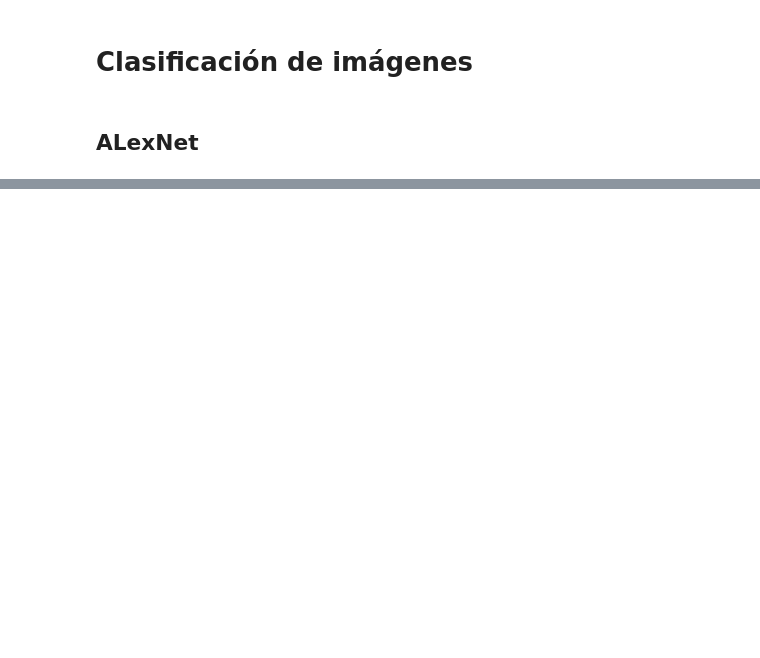
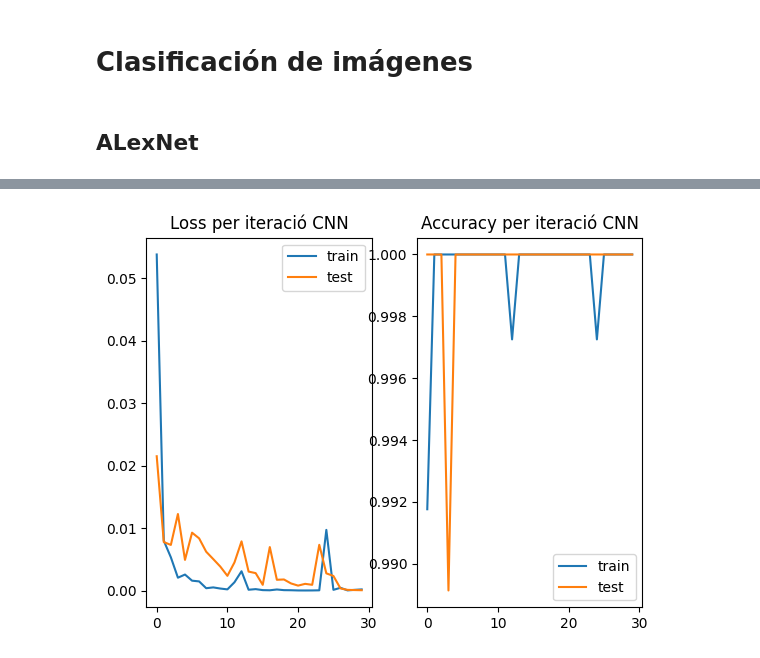
Before and after one commit to alberba/Aprendizaje-Autom-tico, a Jupyter notebook: 18_Practica2/informe.ipynb, the cells around one changed output, grey strips where cells are left out. Drawn from its saved outputs; the diff is of its cells as text; code cells hidden in the pictures; blank space fills up the shorter version.

Commit message:
Acabado AlexNet

```diff
--- a/18_Practica2/informe.ipynb
+++ b/18_Practica2/informe.ipynb
@@ -166,21 +186,13 @@ Etiquetas: tensor([1, 0, 1, 1, 1, 1, 0, 1, 0, 0, 1, 1, 0, 0, 1, 0, 0, 1, 0, 0, 1
 # %%
 # Cargar el modelo AlexNet preentrenado
 alexNet = models.alexnet(pretrained=True)
+print(alexNet)
 
 # Congelar todos los parámetros para el Fine Tuning
 for param in alexNet.parameters():
     param.requires_grad = False
 
-alexNet.classifier = nn.Sequential(
-    nn.Linear(alexNet.classifier[1].in_features, 1024),
-    nn.ReLU(),
-    nn.Linear(1024, 1024),
-    nn.ReLU(),
-    nn.Linear(1024, 256),
-    nn.ReLU(),
-    nn.Linear(256, len(clases_de_interes)),
-    nn.Softmax(dim=1)
-)
+alexNet.classifier[6] = nn.Linear(alexNet.classifier[6].in_features, len(clases_de_interes))
 
 # Definir el criterio (función de pérdida) y el optimizador
 loss_fn = nn.CrossEntropyLoss()
@@ -230,7 +260,7 @@ for t in tqdm(range(EPOCHS), desc="Èpoques"):
         alexNet.eval()  # Mode avaluació de la xarxa
 
         y_pred = alexNet(x.to(device))
-        batch_loss += (loss_fn(y_pred, y.to(device)).detach())
+        batch_loss += (loss_fn(y_pred, y.to(device)).detach().cpu())
 
         y_pred_class = torch.argmax(y_pred, dim=1).detach().cpu().numpy()
         batch_acc += accuracy_score(y.cpu().numpy(), y_pred_class)
@@ -246,10 +276,25 @@ for t in tqdm(range(EPOCHS), desc="Èpoques"):
     for i_batch, (x, y) in enumerate(test_loader):
 
         y_pred = alexNet(x.to(device))
-        batch_test_loss += (loss_fn(y_pred, y.to(device)).detach())
+        batch_test_loss += (loss_fn(y_pred, y.to(device)).detach().cpu())
         y_pred_class = torch.argmax(y_pred, dim=1).detach().cpu().numpy()
         acc = accuracy_score(y.cpu().numpy(), y_pred_class)
         batch_test_acc += acc
 
     running_test_loss.append(batch_test_loss / (i_batch + 1))
     running_test_acc.append(batch_test_acc / (i_batch + 1))
+# %%
+plt.subplot(1,2,1)
+plt.title("Loss per iteració CNN")
+plt.plot([loss.cpu().item() for loss in running_loss], label="train")
+plt.plot([loss.cpu().item() for loss in running_test_loss], label="test")
+plt.legend()
+
+plt.subplot(1,2,2)
+plt.title("Accuracy per iteració CNN")
+plt.plot(running_acc, label="train")
+plt.plot(running_test_acc, label="test")
+plt.legend()
+plt.show()
+# %% [output]
+[figure, added]
```
Also changed, not shown: parts of 6 cells of this notebook.
